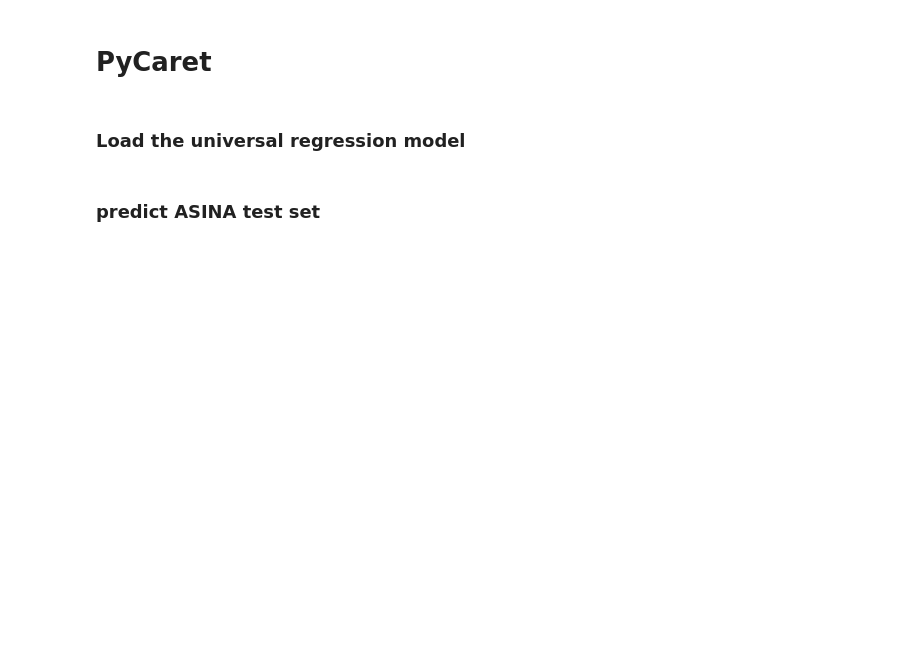
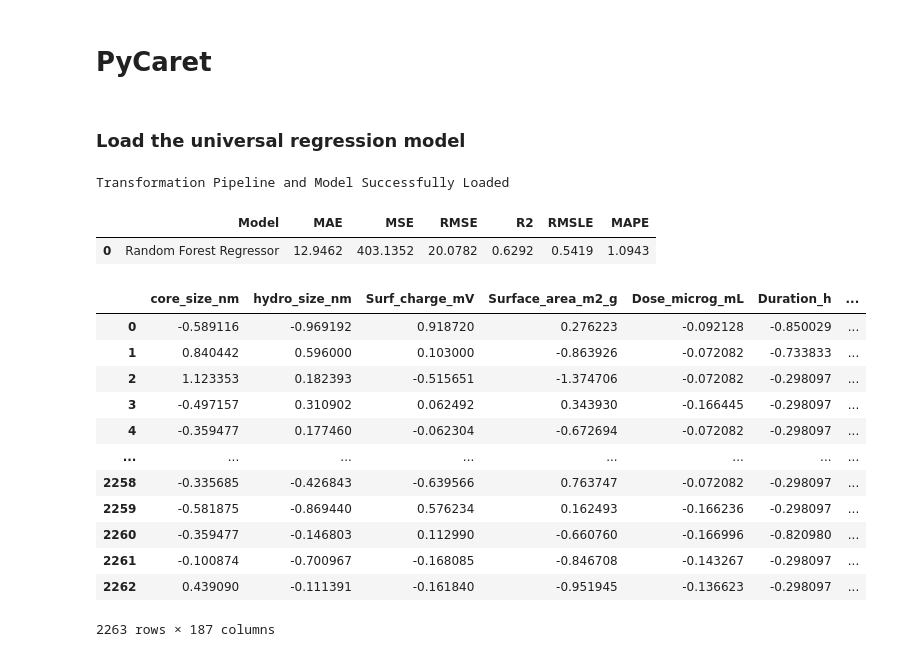
Before and after one commit to ammar257ammar/Nanosafety-ML-pycaret, a Jupyter notebook: 12-asina-test.ipynb, the cells around one changed output. Drawn from its saved outputs; the diff is of its cells as text; code cells hidden in the pictures; blank space fills up the shorter version.

```diff
--- a/12-asina-test.ipynb
+++ b/12-asina-test.ipynb
@@ -113,5 +115,3 @@ data_classification_asina_test_df.shape
 # PyCaret
 # %% [markdown]
 ### Load the universal regression model
-# %% [markdown]
-### predict ASINA test set
@@ -117,0 +120,22 @@ data_classification_asina_test_df.shape
+# %%
+final_model = load_model('output/models/universal_regression_model.mdl')
+# %% [output]
+Transformation Pipeline and Model Successfully Loaded
+# %%
+predict_model(final_model)
+# %% [output]
+|  | Model | MAE | MSE | RMSE | R2 | RMSLE | MAPE |
+| 0 | Random Forest Regressor | 12.9462 | 403.1352 | 20.0782 | 0.6292 | 0.5419 | 1.0943 |
+|  | core_size_nm | hydro_size_nm | Surf_charge_mV | Surface_area_m2_g | Dose_microg_mL | Duration_h | ... |
+| 0 | -0.589116 | -0.969192 | 0.918720 | 0.276223 | -0.092128 | -0.850029 | ... |
+| 1 | 0.840442 | 0.596000 | 0.103000 | -0.863926 | -0.072082 | -0.733833 | ... |
+| 2 | 1.123353 | 0.182393 | -0.515651 | -1.374706 | -0.072082 | -0.298097 | ... |
+| 3 | -0.497157 | 0.310902 | 0.062492 | 0.343930 | -0.166445 | -0.298097 | ... |
+| 4 | -0.359477 | 0.177460 | -0.062304 | -0.672694 | -0.072082 | -0.298097 | ... |
+| ... | ... | ... | ... | ... | ... | ... | ... |
+| 2258 | -0.335685 | -0.426843 | -0.639566 | 0.763747 | -0.072082 | -0.298097 | ... |
+| 2259 | -0.581875 | -0.869440 | 0.576234 | 0.162493 | -0.166236 | -0.298097 | ... |
+| 2260 | -0.359477 | -0.146803 | 0.112990 | -0.660760 | -0.166996 | -0.820980 | ... |
+| 2261 | -0.100874 | -0.700967 | -0.168085 | -0.846708 | -0.143267 | -0.298097 | ... |
+| 2262 | 0.439090 | -0.111391 | -0.161840 | -0.951945 | -0.136623 | -0.298097 | ... |
+2263 rows × 187 columns
```
Also changed, not shown: parts of 26 cells of this notebook.
